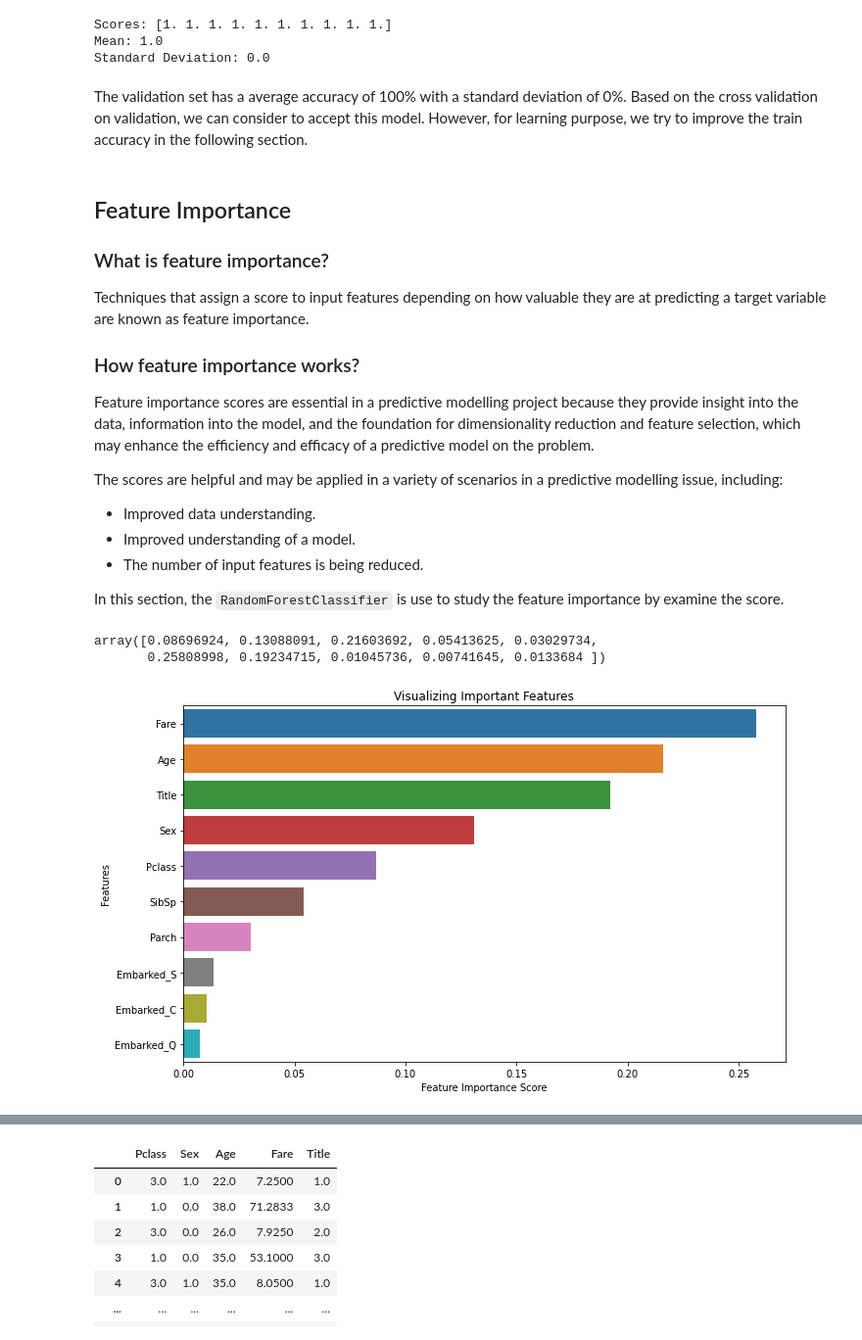
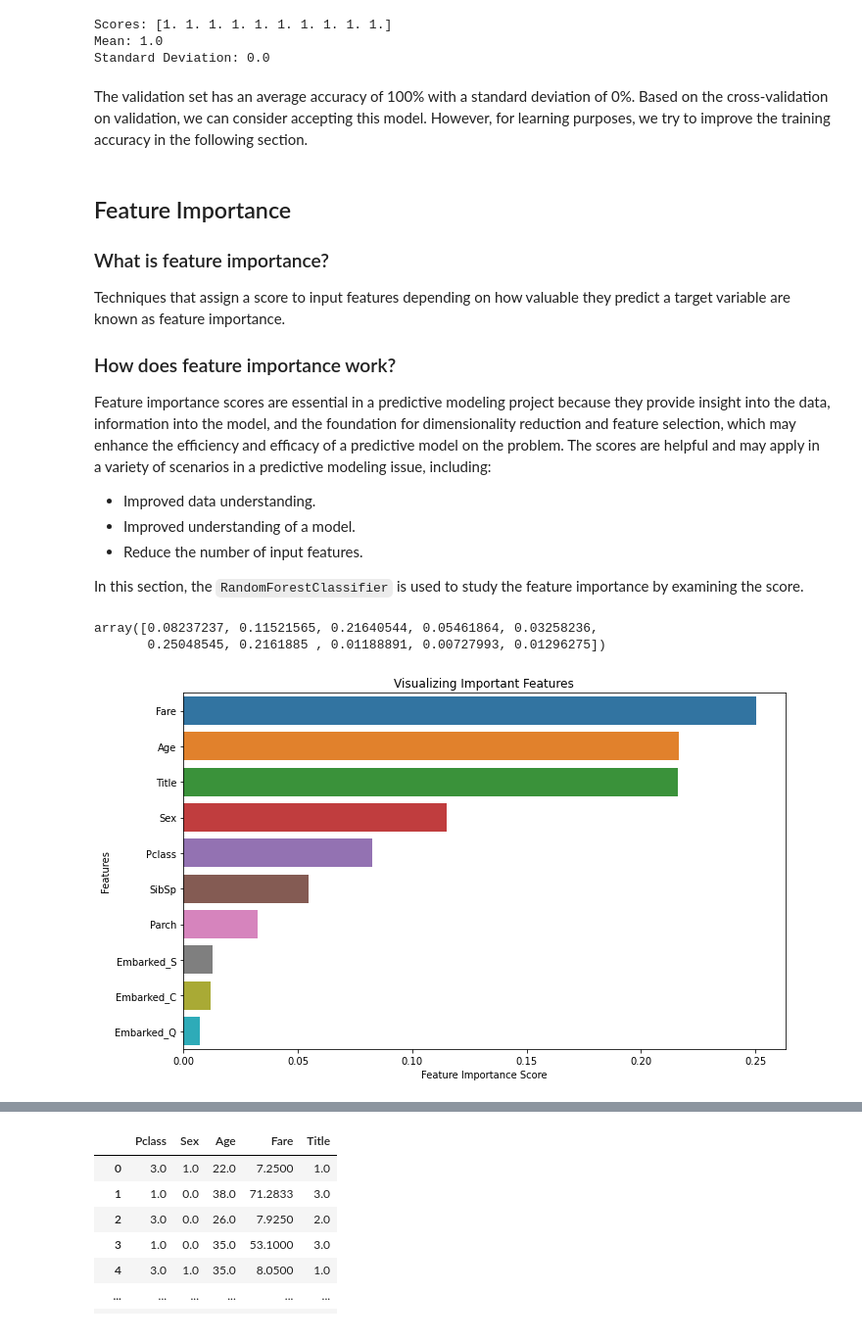
Before and after one commit to CertifaiAI/data-science-fundamentals, a Jupyter notebook: day_3/8S_End to End Example .ipynb, the cells around one changed output, grey strips where cells are left out. Shown at 98% size. Cells and saved outputs as stored; diff of their text form; code cells hidden in the pictures.

```diff
--- a/day_3/8S_End to End Example .ipynb
+++ b/day_3/8S_End to End Example .ipynb
@@ -1134,14 +1146,15 @@ class Impute():
         return y
 # %%
 class CustomOneHotEncoder():
-    def __init__(self,columns):
+    def __init__(self, columns):
         self.columns = columns
 
-    def fit(self, X,y=None):
+    def fit(self, X, y=None):
         return self
 
     def transform(self, X, *args, **kwargs):
-        embarked_dummies =  pd.get_dummies(X, columns=[self.columns],prefix=self.columns)
+        embarked_dummies = pd.get_dummies(
+            X, columns=[self.columns], prefix=self.columns)
         return embarked_dummies
 # %%
 def AgeBin(input_df):
@@ -1314,39 +1300,39 @@ Scores: [1. 1. 1. 1. 1. 1. 1. 1. 1. 1.]
 Mean: 1.0
 Standard Deviation: 0.0
 # %% [markdown]
-The validation set has a average accuracy of 100% with a standard deviation of 0%. Based on the cross validation on validation, we can consider to accept this model. However, for learning purpose, we try to improve the train accuracy in the following section.
+The validation set has an average accuracy of 100% with a standard deviation of 0%. Based on the cross-validation on validation, we can consider accepting this model. However, for learning purposes, we try to improve the training accuracy in the following section.
 # %% [markdown]
 ##  <a name="Feature">Feature Importance
 ### What is feature importance?
-Techniques that assign a score to input features depending on how valuable they are at predicting a target variable are known as feature importance.
+Techniques that assign a score to input features depending on how valuable they predict a target variable are known as feature importance.
 
-### How feature importance works?
-Feature importance scores are essential in a predictive modelling project because they provide insight into the data, information into the model, and the foundation for dimensionality reduction and feature selection, which may enhance the efficiency and efficacy of a predictive model on the problem.
-
-The scores are helpful and may be applied in a variety of scenarios in a predictive modelling issue, including:
+### How does feature importance work?
+Feature importance scores are essential in a predictive modeling project because they provide insight into the data, information into the model, and the foundation for dimensionality reduction and feature selection, which may enhance the efficiency and efficacy of a predictive model on the problem.
+The scores are helpful and may apply in a variety of scenarios in a predictive modeling issue, including:
 - Improved data understanding.
 - Improved understanding of a model.
-- The number of input features is being reduced.
+- Reduce the number of input features.
 
-In this section, the `RandomForestClassifier` is use to study the feature importance by examine the score.
+In this section, the `RandomForestClassifier` is used to study the feature importance by examining the score.
 # %%
 # Instantiate the RandomForestClassifier
 random_forest_fi = RandomForestClassifier(n_estimators=100)
-random_forest_fi.fit(x_train,y_train)
+random_forest_fi.fit(x_train, y_train)
 random_forest_fi.feature_importances_
 # %% [output]
-array([0.08696924, 0.13088091, 0.21603692, 0.05413625, 0.03029734,
-       0.25808998, 0.19234715, 0.01045736, 0.00741645, 0.0133684 ])
+array([0.08237237, 0.11521565, 0.21640544, 0.05461864, 0.03258236,
+       0.25048545, 0.2161885 , 0.01188891, 0.00727993, 0.01296275])
 # %%
 # Output the feature importance scores
-feature_imp = pd.Series(random_forest_fi.feature_importances_, index=x_train.columns).sort_values(ascending=False)
-plt.figure(figsize=(10,6))
+feature_imp = pd.Series(random_forest_fi.feature_importances_,
+                        index=x_train.columns).sort_values(ascending=False)
+plt.figure(figsize=(10, 6))
 sns.barplot(x=feature_imp, y=feature_imp.index)
 # Add labels to your graph
 plt.xlabel('Feature Importance Score')
 plt.ylabel('Features')
 plt.title("Visualizing Important Features")
 plt.tight_layout()
 # %% [output]
-[figure, old version]
+[figure, new version]
 # %% [markdown]
```
Also changed, not shown: parts of 143 cells of this notebook.
